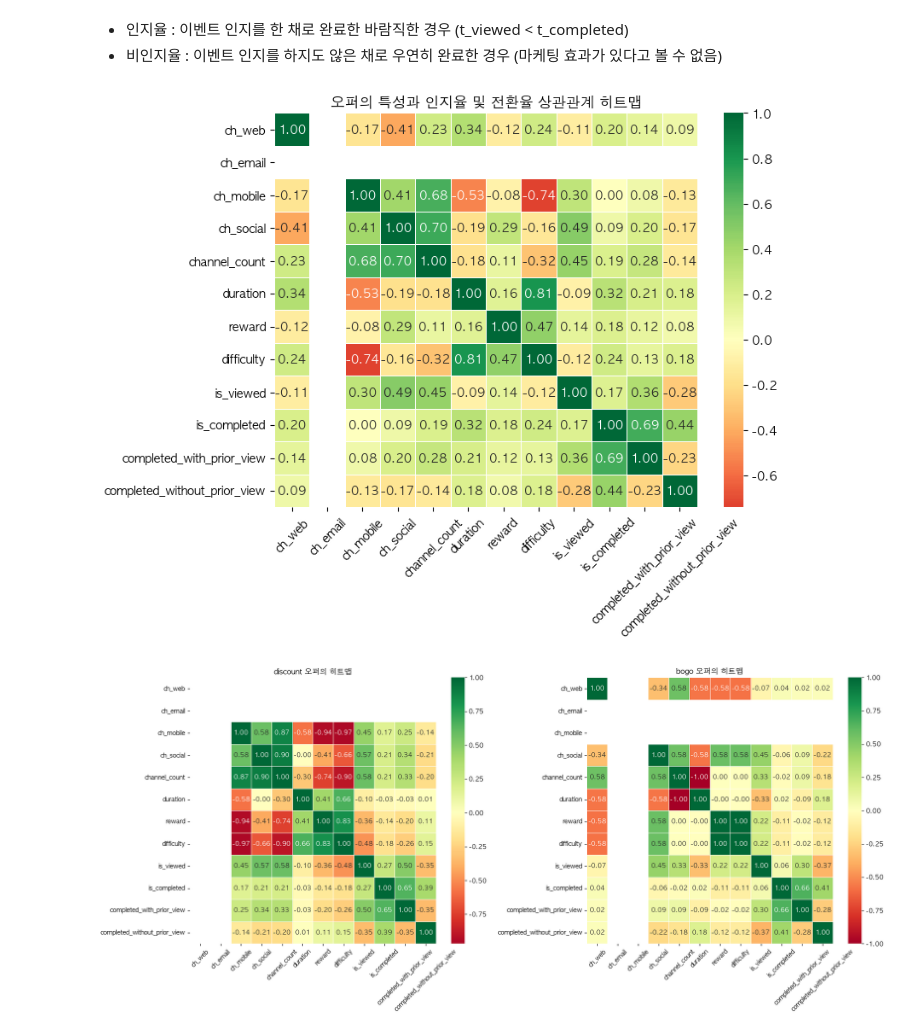
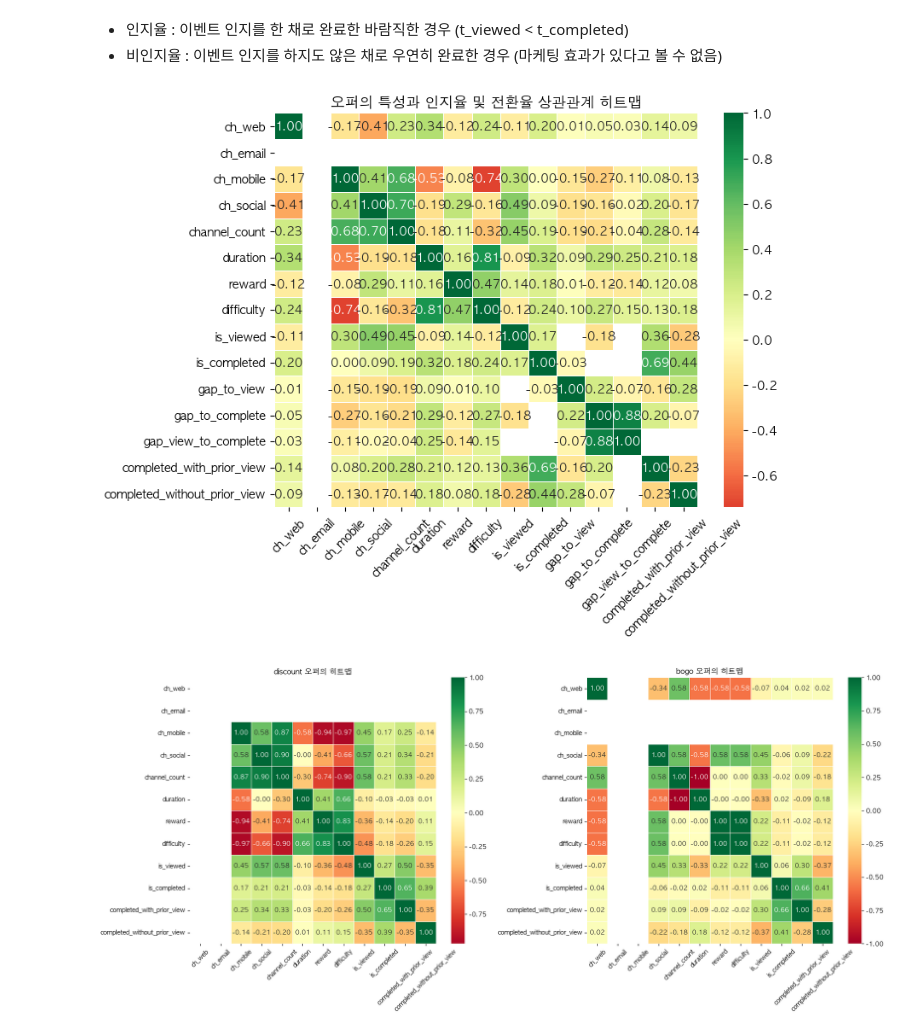
Before and after one commit to rladbstj56/practice_project, a Jupyter notebook: Myun_EDA/03_analysis_final_mine.ipynb, the cells around one changed output. Drawn from its saved outputs; the diff is of its cells as text; code cells hidden in the pictures.

```diff
--- a/Myun_EDA/03_analysis_final_mine.ipynb
+++ b/Myun_EDA/03_analysis_final_mine.ipynb
@@ -587,17 +889,17 @@ df[df['complete_count']>1].groupby
 # %%
 import seaborn as sns
 
 correlation = df[['ch_web', 'ch_email', 'ch_mobile', 'ch_social', 'channel_count', 'duration', 'reward', 'difficulty', 'is_viewed', 'is_completed',
-                  'completed_with_prior_view', 'completed_without_prior_view']].corr()
+                  'gap_to_view', 'gap_to_complete', 'gap_view_to_complete', 'completed_with_prior_view', 'completed_without_prior_view']].corr()
 # 히트맵 (전체적인 상관관계 파악)
 
 plt.figure(figsize=(8, 6))
 sns.heatmap(correlation, annot=True, cmap='RdYlGn', center=0, fmt='.2f', linewidths=0.5)
 plt.title('오퍼의 특성과 인지율 및 전환율 상관관계 히트맵')
 plt.xticks(rotation=45)
 plt.show()
 # %% [output]
-[figure, old version]
+[figure, new version]
 # %%
 discount_df = df[df['offer_type']=='discount']
 bogo_df = df[df['offer_type']=='bogo']
```
Also changed, not shown: parts of 21 cells of this notebook, 1 other file.
